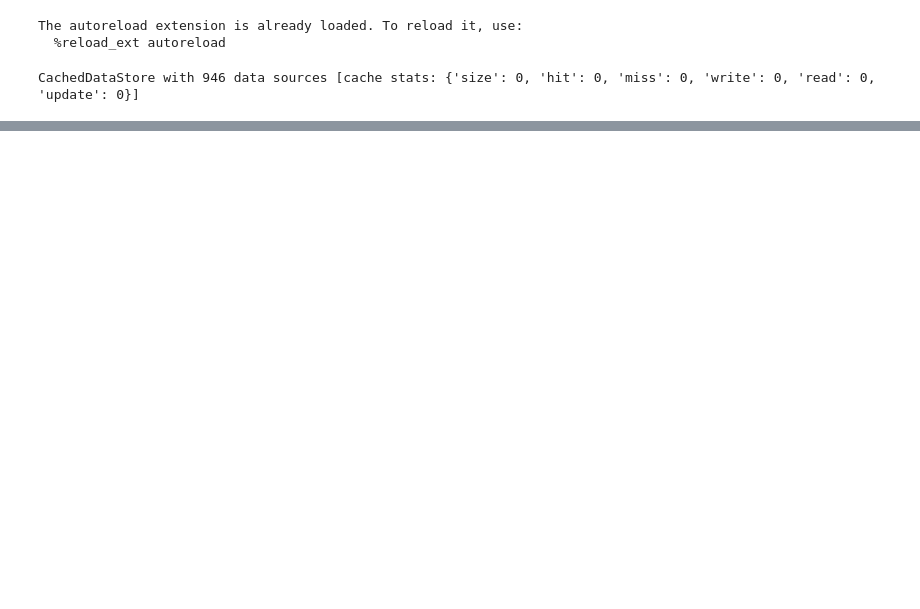
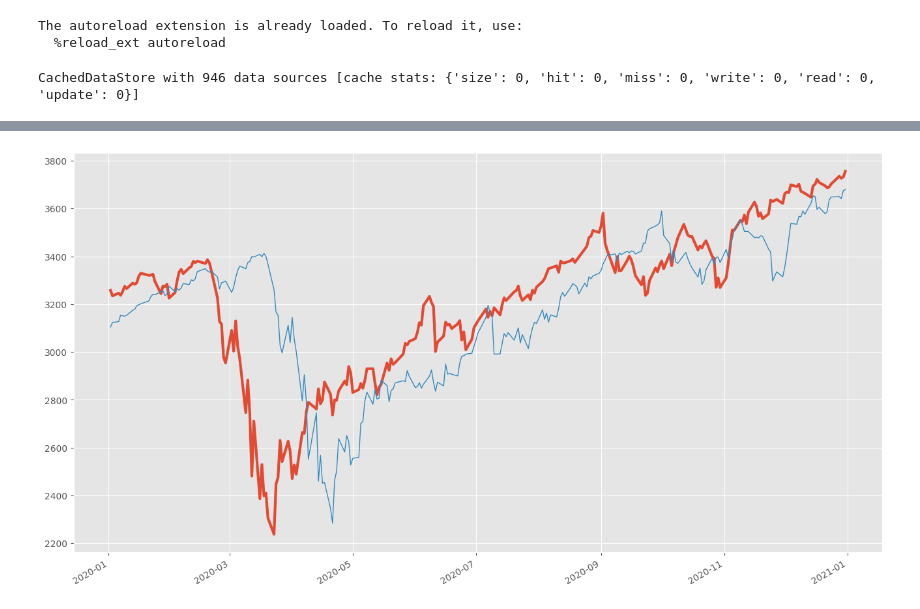
Before and after one commit to manidmt/TFG, a Jupyter notebook: jupyter/TFG_testing/ModelExperimentFactory_test.ipynb, the cells around one changed output, grey strips where cells are left out. Cells and saved outputs as stored; diff of their text form; code cells hidden in the pictures; blank space fills up the shorter version.

```diff
--- a/jupyter/TFG_testing/ModelExperimentFactory_test.ipynb
+++ b/jupyter/TFG_testing/ModelExperimentFactory_test.ipynb
@@ -10,7 +10,8 @@ import financial.data as fd
 from financial.momentum.experiment.modelExperiment import ModelExperimentFactory
 from financial.io.file.cache import FileCache
 # %%
-datastore = fd.CachedDataStore(path=os.environ["DATA"], cache=FileCache(cache_path=os.environ["CACHE"]+"/"))
+cache = os.environ["CACHE"]
+datastore = fd.CachedDataStore(path=os.environ["DATA"], cache=FileCache(cache_path=cache+"/"))
 print(datastore)
 # %% [output]
 CachedDataStore with 946 data sources [cache stats: {'size': 0, 'hit': 0, 'miss': 0, 'write': 0, 'read': 0, 'update': 0}]
@@ -65,3 +68,5 @@ print(experiment_linear.predictions)
 2023-12-28    0.000937
 2023-12-29    0.000158
 Length: 8475, dtype: float64
+# %%
+absolute_predictions_linear = experiment_linear.reconstruct_absolute_predictions_from_relative()
@@ -109,0 +264,4 @@ print(absolute_predictions)
+# %%
+plot_series([data, absolute_predictions_linear], "2020-01-01", "2021-01-01")
+# %% [output]
+[figure, added]
```
Also changed, not shown: parts of 20 cells of this notebook, 7 other files.
